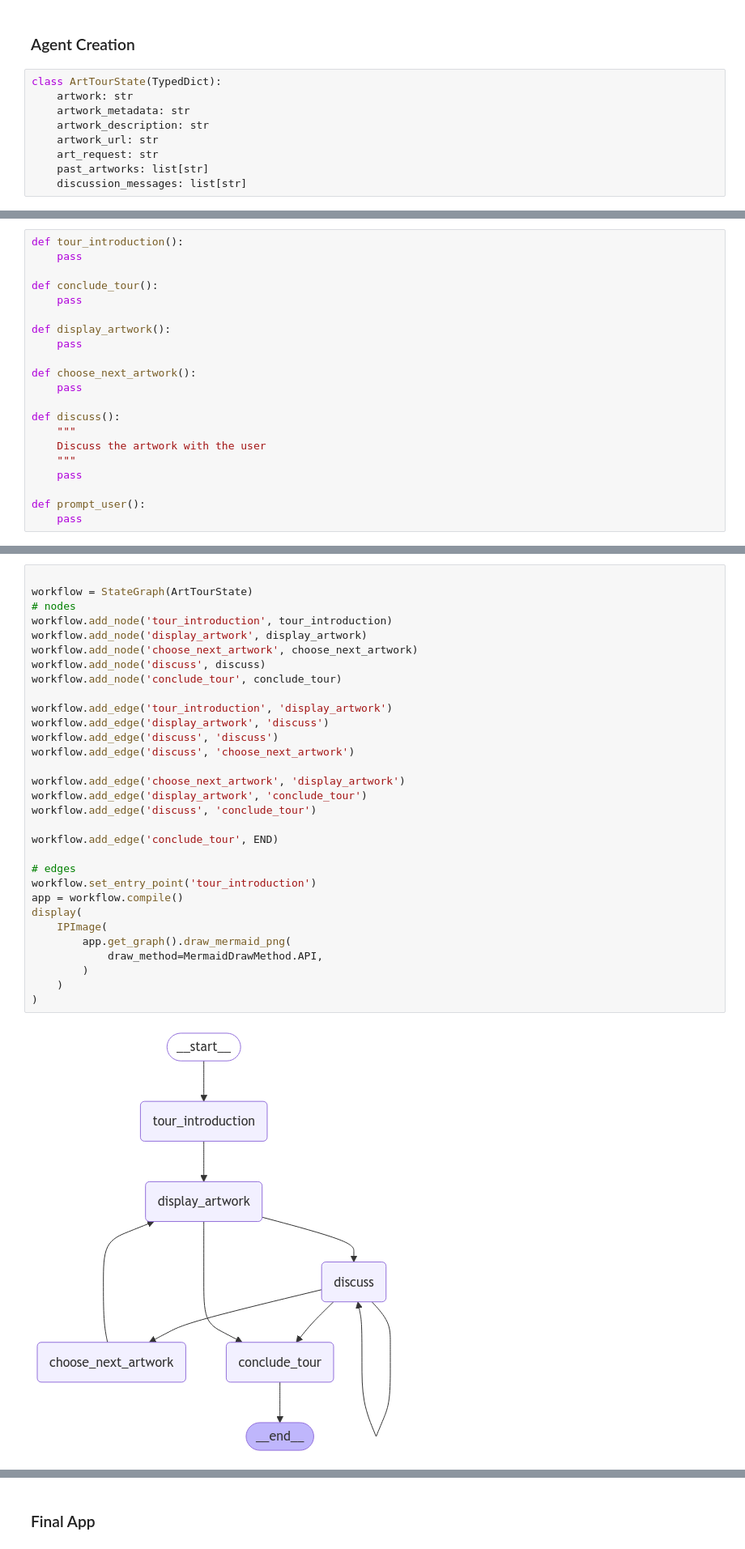
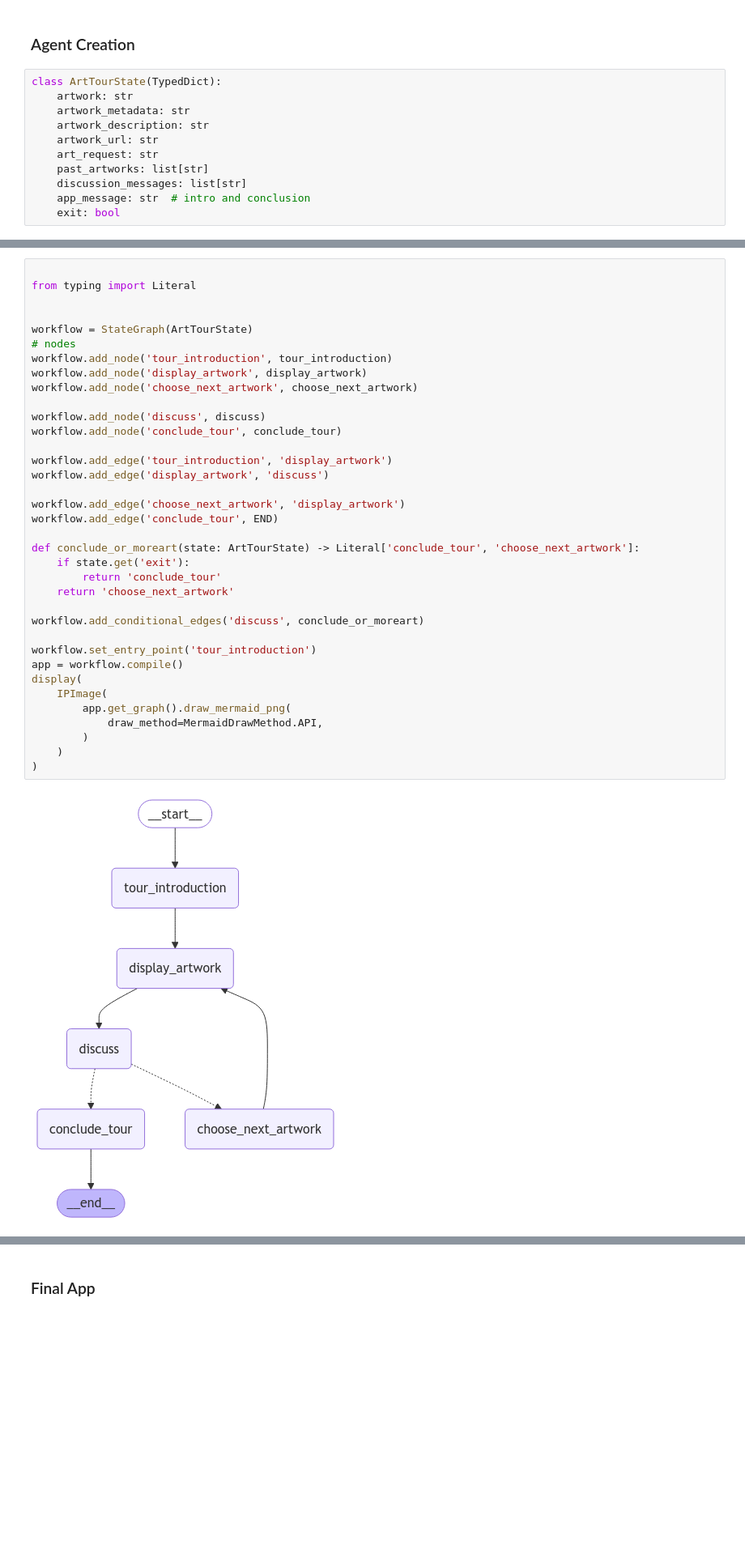
Before and after one commit to NirDiamant/GenAI_Agents, a Jupyter notebook: all_agents_tutorials/art_agent.ipynb, the cells around one changed output, grey strips where cells are left out. Shown at 81% size. Cells and saved outputs as stored; diff of their text form; blank space fills up the shorter version.

Commit message:
First iteration of workflow

```diff
--- a/all_agents_tutorials/art_agent.ipynb
+++ b/all_agents_tutorials/art_agent.ipynb
@@ -200,6 +172,8 @@ class ArtTourState(TypedDict):
     art_request: str
     past_artworks: list[str]
     discussion_messages: list[str]
+    app_message: str  # intro and conclusion
+    exit: bool
 # %%
 def get_artwork_url_from_name(state: ArtTourState):
     artwork_name = state['artwork']
@@ -463,21 +302,0 @@ from langchain_core.messages import HumanMessage, AIMessage
-# %%
-def tour_introduction():
-    pass
-
-def conclude_tour():
-    pass
-
-def display_artwork():
-    pass
-
-def choose_next_artwork():
-    pass
-
-def discuss():
-    """
-    Discuss the artwork with the user
-    """
-    pass
-
-def prompt_user():
-    pass
@@ -484,33 +382,38 @@ def prompt_user():
 # %%
+
+from typing import Literal
+
 
 workflow = StateGraph(ArtTourState)
 # nodes
 workflow.add_node('tour_introduction', tour_introduction)
 workflow.add_node('display_artwork', display_artwork)
 workflow.add_node('choose_next_artwork', choose_next_artwork)
+
 workflow.add_node('discuss', discuss)
 workflow.add_node('conclude_tour', conclude_tour)
 
 workflow.add_edge('tour_introduction', 'display_artwork')
 workflow.add_edge('display_artwork', 'discuss')
-workflow.add_edge('discuss', 'discuss')
-workflow.add_edge('discuss', 'choose_next_artwork')
 
 workflow.add_edge('choose_next_artwork', 'display_artwork')
-workflow.add_edge('display_artwork', 'conclude_tour')
-workflow.add_edge('discuss', 'conclude_tour')
-
 workflow.add_edge('conclude_tour', END)
 
-# edges
+def conclude_or_moreart(state: ArtTourState) -> Literal['conclude_tour', 'choose_next_artwork']:
+    if state.get('exit'):
+        return 'conclude_tour'
+    return 'choose_next_artwork'
+
+workflow.add_conditional_edges('discuss', conclude_or_moreart)
+
 workflow.set_entry_point('tour_introduction')
 app = workflow.compile()
 display(
     IPImage(
         app.get_graph().draw_mermaid_png(
             draw_method=MermaidDrawMethod.API,
         )
     )
 )
 # %% [output]
-[figure, old version]
+[figure, new version]
```
Also changed, not shown: parts of 12 cells of this notebook, 1 other file.
